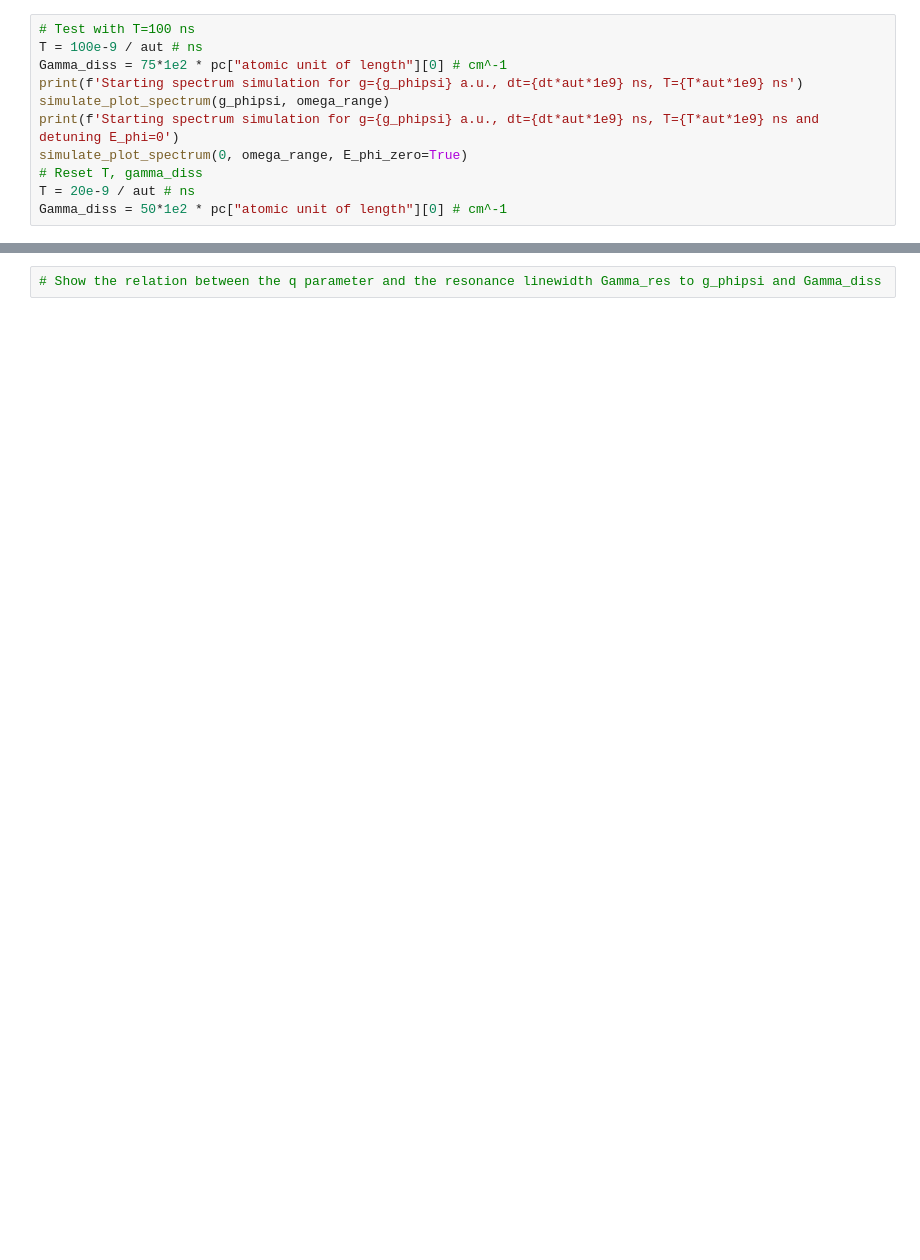
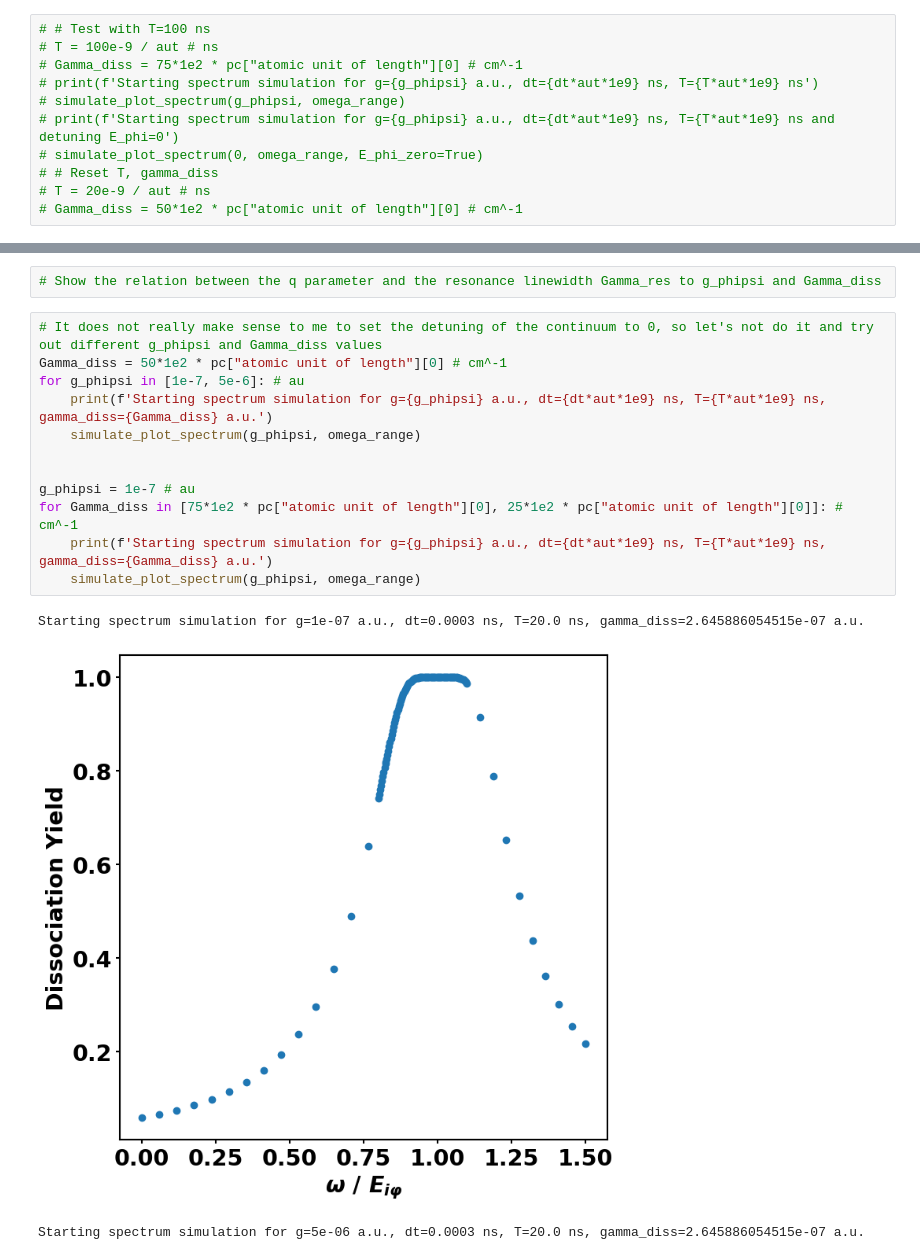
Before and after one commit to rzumbrunn/PCV_project, a Jupyter notebook: task3/task5.ipynb, the cells around one changed output, grey strips where cells are left out. Drawn from its saved outputs; the diff is of its cells as text; blank space fills up the shorter version.

Commit message:
more test runs

```diff
--- a/task3/task5.ipynb
+++ b/task3/task5.ipynb
@@ -365,13 +365,13 @@ Showing plots for X for detuning=0, g=0 a.u., dt=0.0003 ns, T=20.0 ns, omega/E_i
 # %% [markdown]
 Perhaps the time evolution is not carried out long enough, let's try with $T = 100$ ns.
 # %%
-# Test with T=100 ns
-T = 100e-9 / aut # ns
-Gamma_diss = 75*1e2 * pc["atomic unit of length"][0] # cm^-1
-print(f'Starting spectrum simulation for g={g_phipsi} a.u., dt={dt*aut*1e9} ns, T={T*aut*1e9} ns')
-simulate_plot_spectrum(g_phipsi, omega_range)
-print(f'Starting spectrum simulation for g={g_phipsi} a.u., dt={dt*aut*1e9} ns, T={T*aut*1e9} ns and detuning E_phi=0')
-simulate_plot_spectrum(0, omega_range, E_phi_zero=True)
-# Reset T, gamma_diss
-T = 20e-9 / aut # ns
-Gamma_diss = 50*1e2 * pc["atomic unit of length"][0] # cm^-1
+# # Test with T=100 ns
+# T = 100e-9 / aut # ns
+# Gamma_diss = 75*1e2 * pc["atomic unit of length"][0] # cm^-1
+# print(f'Starting spectrum simulation for g={g_phipsi} a.u., dt={dt*aut*1e9} ns, T={T*aut*1e9} ns')
+# simulate_plot_spectrum(g_phipsi, omega_range)
+# print(f'Starting spectrum simulation for g={g_phipsi} a.u., dt={dt*aut*1e9} ns, T={T*aut*1e9} ns and detuning E_phi=0')
+# simulate_plot_spectrum(0, omega_range, E_phi_zero=True)
+# # Reset T, gamma_diss
+# T = 20e-9 / aut # ns
+# Gamma_diss = 50*1e2 * pc["atomic unit of length"][0] # cm^-1
@@ -406,2 +406,18 @@ simulate_plot_spectrum(g_phipsi, omega_range, E_phi_zero=True)
 # %%
 # Show the relation between the q parameter and the resonance linewidth Gamma_res to g_phipsi and Gamma_diss
+# %%
+# It does not really make sense to me to set the detuning of the continuum to 0, so let's not do it and try out different g_phipsi and Gamma_diss values
+Gamma_diss = 50*1e2 * pc["atomic unit of length"][0] # cm^-1
+for g_phipsi in [1e-7, 5e-6]: # au
+    print(f'Starting spectrum simulation for g={g_phipsi} a.u., dt={dt*aut*1e9} ns, T={T*aut*1e9} ns, gamma_diss={Gamma_diss} a.u.')
+    simulate_plot_spectrum(g_phipsi, omega_range)
+
+
+g_phipsi = 1e-7 # au
+for Gamma_diss in [75*1e2 * pc["atomic unit of length"][0], 25*1e2 * pc["atomic unit of length"][0]]: # cm^-1
+    print(f'Starting spectrum simulation for g={g_phipsi} a.u., dt={dt*aut*1e9} ns, T={T*aut*1e9} ns, gamma_diss={Gamma_diss} a.u.')
+    simulate_plot_spectrum(g_phipsi, omega_range)
+# %% [output]
+Starting spectrum simulation for g=1e-07 a.u., dt=0.0003 ns, T=20.0 ns, gamma_diss=2.645886054515e-07 a.u.
+[figure, added]
+Starting spectrum simulation for g=5e-06 a.u., dt=0.0003 ns, T=20.0 ns, gamma_diss=2.645886054515e-07 a.u.
```
Also changed, not shown: parts of 6 cells of this notebook.
